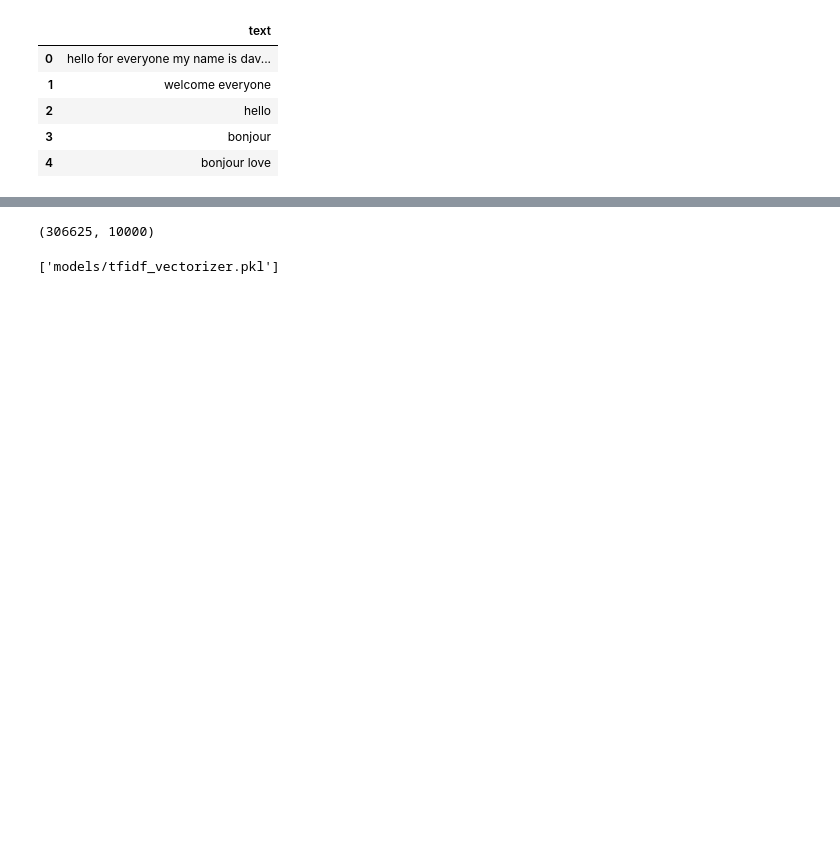
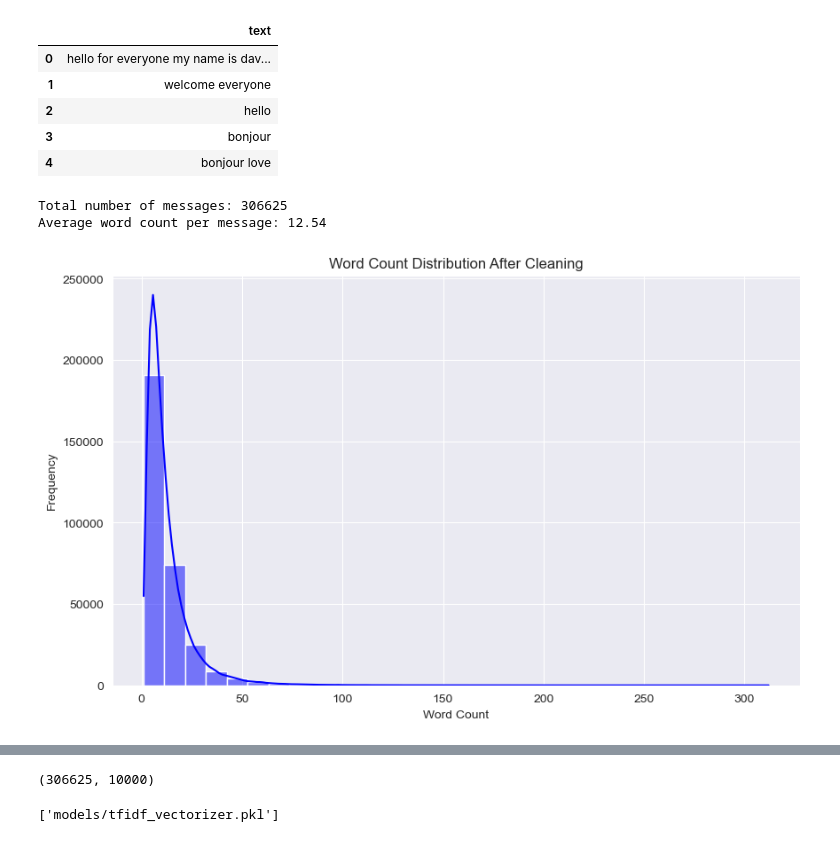
Before and after one commit to Esubaalew/chat-sentiment, a Jupyter notebook: code.ipynb, the cells around one changed output, grey strips where cells are left out. Saved outputs shown, nothing was run; the diff lists cells and outputs as text; code cells hidden in the pictures; blank space fills up the shorter version.

```diff
--- a/code.ipynb
+++ b/code.ipynb
@@ -195,3 +211,30 @@ df.head()
 | 2 | hello |
 | 3 | bonjour |
 | 4 | bonjour love |
+# %%
+# after I made  clean action on the chat data we can see how it looks like
+
+
+df['word_count'] = df['text'].apply(lambda x: len(x.split()))
+
+# Summary statistics
+num_messages = df.shape[0]
+avg_word_count = df['word_count'].mean()
+
+print(f"Total number of messages: {num_messages}")
+print(f"Average word count per message: {avg_word_count:.2f}")
+# %% [output]
+Total number of messages: 306625
+Average word count per message: 12.54
+# %%
+# Visualize the word count distribution
+
+
+plt.figure(figsize=(10, 6))
+sns.histplot(df['word_count'], bins=30, kde=True, color='blue')
+plt.title('Word Count Distribution After Cleaning')
+plt.xlabel('Word Count')
+plt.ylabel('Frequency')
+plt.show()
+# %% [output]
+[figure, added]
```
Also changed, not shown: parts of 23 cells of this notebook.
